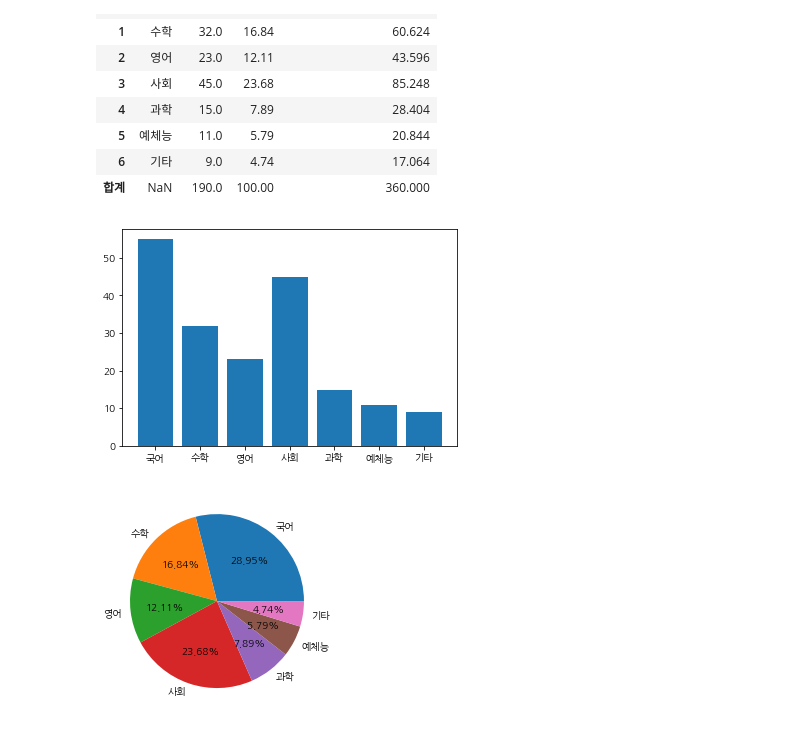
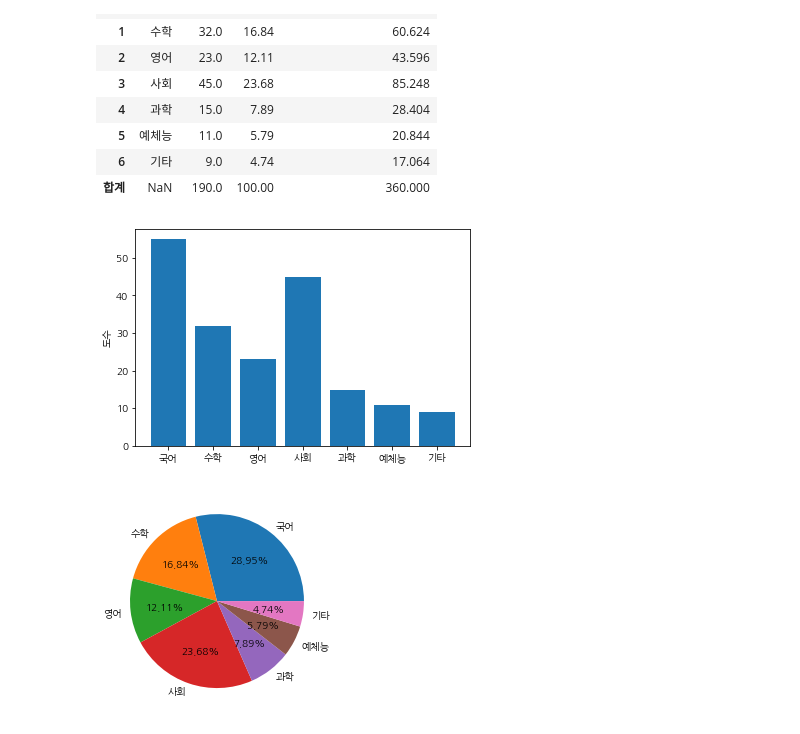
Before and after one commit to enfycius/Statistics, a Jupyter notebook: HW1/2-3.ipynb, the cells around one changed output. Drawn from its saved outputs; the diff is of its cells as text; code cells hidden in the pictures.

```diff
--- a/HW1/2-3.ipynb
+++ b/HW1/2-3.ipynb
@@ -58,9 +58,10 @@ plt.rcParams["font.family"] = 'NanumGothic'
 df = df.drop(['합계'], axis=0)
 # %%
 plt.bar(df['과목'], df['학생 수'])
+plt.ylabel("도수")
 plt.savefig("./bar_chart.png", dpi=300)
 # %% [output]
-[figure, old version]
+[figure, new version]
 # %%
 plt.pie(df['학생 수'], labels=labels, autopct='%.2f%%')
 plt.savefig("./pie_chart.png", dpi=300)
```
Also changed, not shown: 1 other file.
